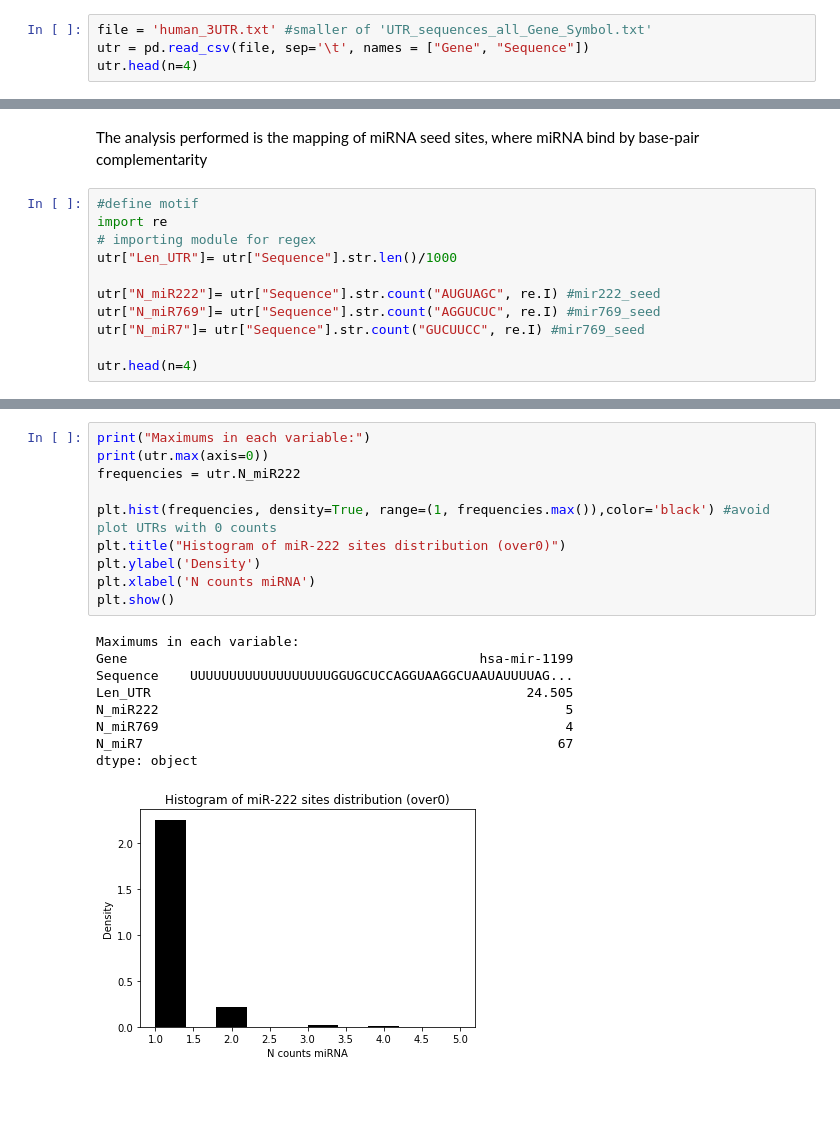
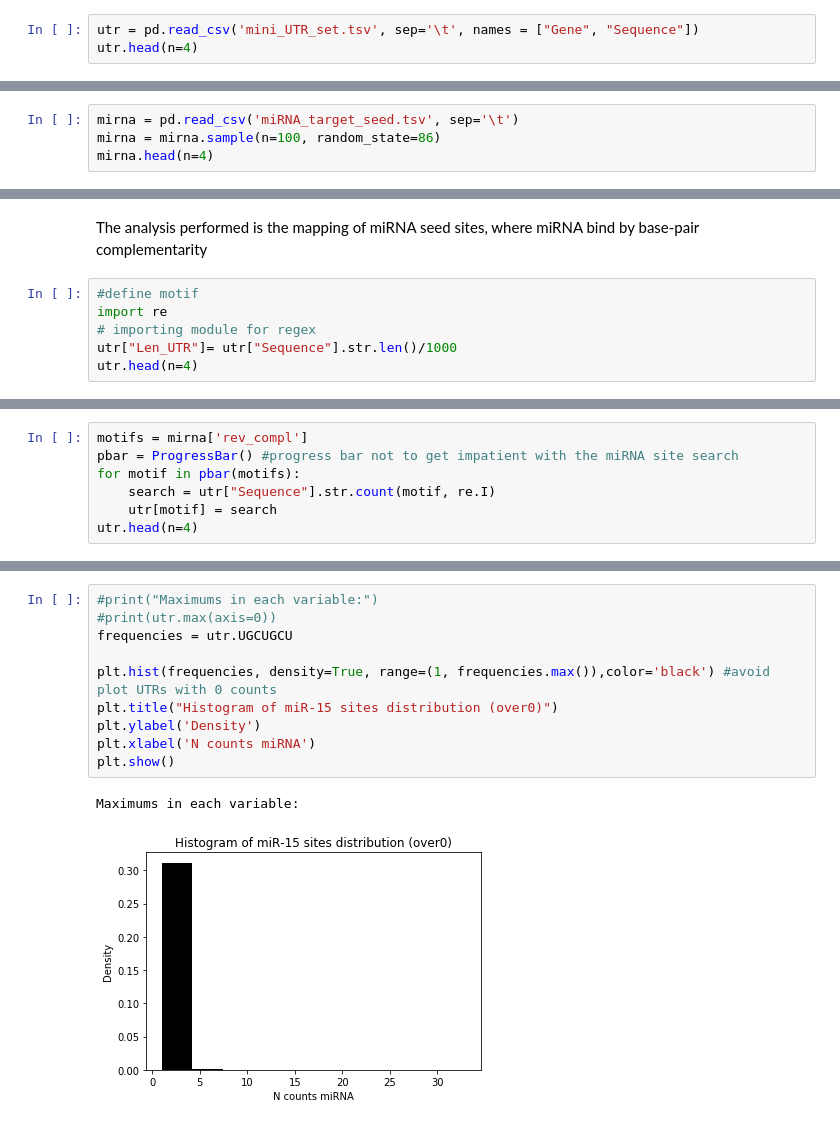
Before and after one commit to xbdr86/biof309_xbdr86_utr, a Jupyter notebook: UTR_analysis.ipynb, the cells around one changed output, grey strips where cells are left out. Saved outputs shown, nothing was run; the diff lists cells and outputs as text; blank space fills up the shorter version.

```diff
--- a/UTR_analysis.ipynb
+++ b/UTR_analysis.ipynb
@@ -21,8 +28,7 @@ Current Working Directory  /Users/bofillderosf/0_jupyter_notebooks/data
 # %% [markdown]
 Load the 3'UTR sequences
 # %%
-file = 'human_3UTR.txt' #smaller of 'UTR_sequences_all_Gene_Symbol.txt'
-utr = pd.read_csv(file, sep='\t', names = ["Gene", "Sequence"])
+utr = pd.read_csv('mini_UTR_set.tsv', sep='\t', names = ["Gene", "Sequence"])
 utr.head(n=4)
 # %% [output]
 |  | Gene | Sequence |
@@ -32,0 +39,4 @@ utr.head(n=4)
+# %%
+mirna = pd.read_csv('miRNA_target_seed.tsv', sep='\t')
+mirna = mirna.sample(n=100, random_state=86)
+mirna.head(n=4)
@@ -37,10 +53,5 @@ The analysis performed is the mapping of miRNA seed sites, where miRNA bind by b
 import re
 # importing module for regex
 utr["Len_UTR"]= utr["Sequence"].str.len()/1000
-
-utr["N_miR222"]= utr["Sequence"].str.count("AUGUAGC", re.I) #mir222_seed
-utr["N_miR769"]= utr["Sequence"].str.count("AGGUCUC", re.I) #mir769_seed
-utr["N_miR7"]= utr["Sequence"].str.count("GUCUUCC", re.I) #mir769_seed
-
 utr.head(n=4)
 # %% [output]
@@ -51,0 +63,7 @@ utr.head(n=4)
+# %%
+motifs = mirna['rev_compl']
+pbar = ProgressBar() #progress bar not to get impatient with the miRNA site search
+for motif in pbar(motifs):
+    search = utr["Sequence"].str.count(motif, re.I)
+    utr[motif] = search
+utr.head(n=4)
@@ -52,20 +78,13 @@ utr.head(n=4)
 # %%
-print("Maximums in each variable:")
-print(utr.max(axis=0))
-frequencies = utr.N_miR222
+#print("Maximums in each variable:")
+#print(utr.max(axis=0))
+frequencies = utr.UGCUGCU
 
 plt.hist(frequencies, density=True, range=(1, frequencies.max()),color='black') #avoid plot UTRs with 0 counts
-plt.title("Histogram of miR-222 sites distribution (over0)")
+plt.title("Histogram of miR-15 sites distribution (over0)")
 plt.ylabel('Density')
 plt.xlabel('N counts miRNA')
 plt.show()
 # %% [output]
 Maximums in each variable:
-Gene                                             hsa-mir-1199
-Sequence    UUUUUUUUUUUUUUUUUUGGUGCUCCAGGUAAGGCUAAUAUUUUAG...
-Len_UTR                                                24.505
-N_miR222                                                    5
-N_miR769                                                    4
-N_miR7                                                     67
-dtype: object
-[figure, old version]
+[figure, new version]
```
Also changed, not shown: parts of 9 cells of this notebook, 3 other files.
